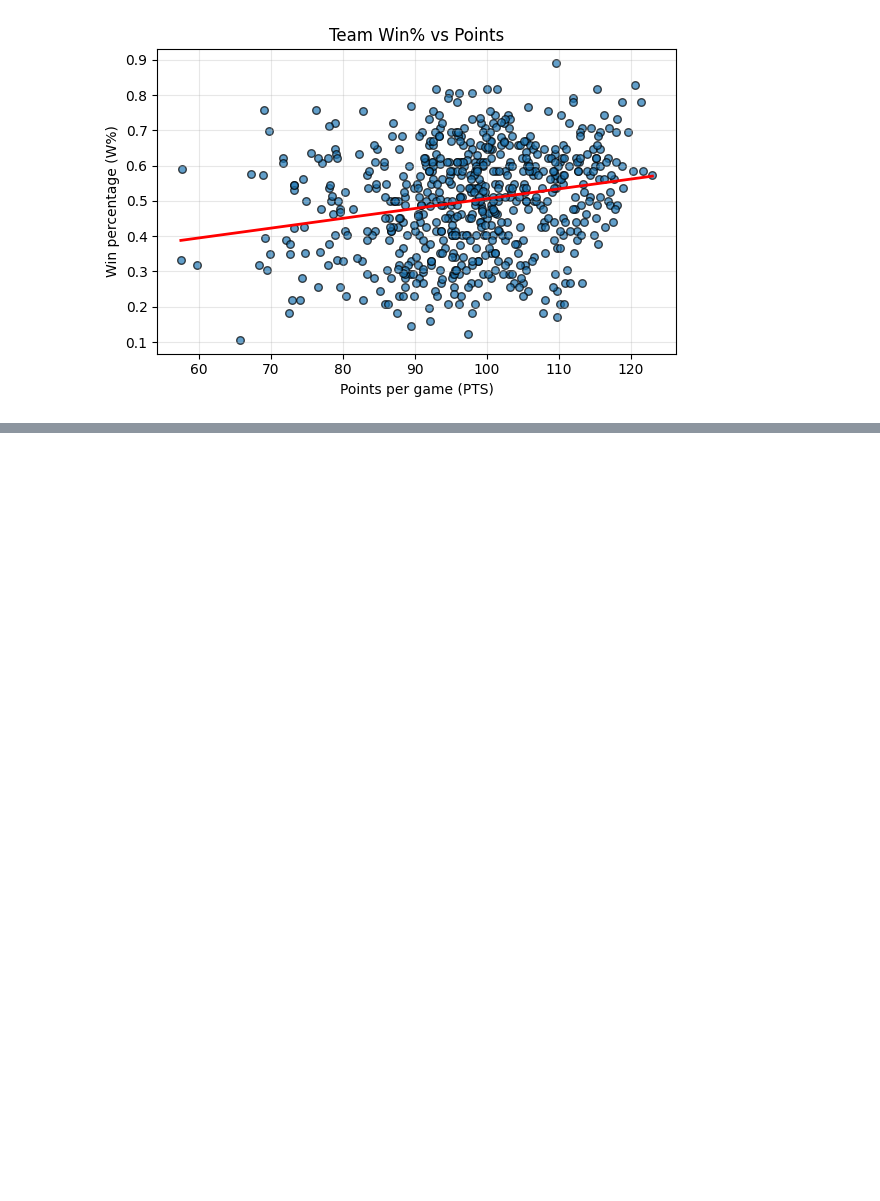
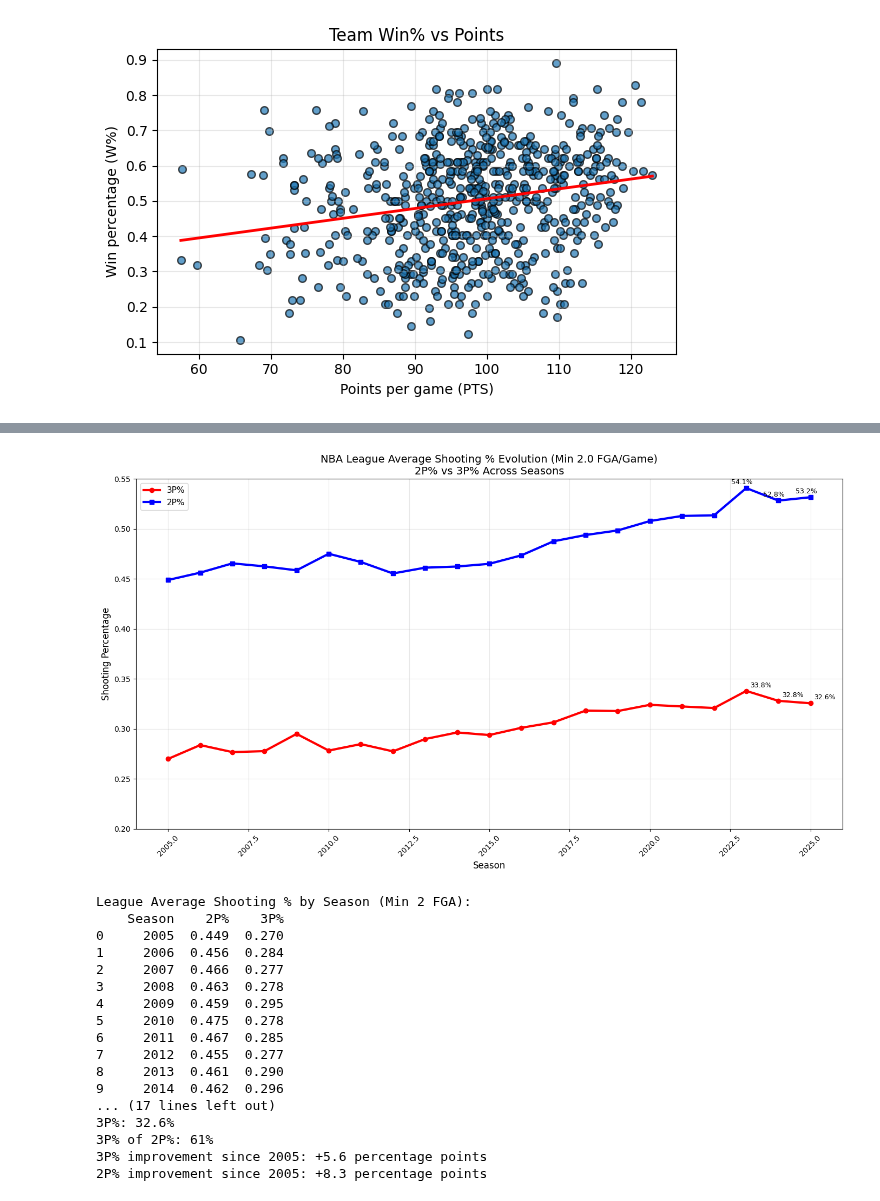
Before and after one commit to maadmaaax/Project_NBA_GroupM, a Jupyter notebook: Analyse_Graphique.ipynb, the cells around one changed output, grey strips where cells are left out. Saved outputs shown, nothing was run; the diff lists cells and outputs as text; code cells hidden in the pictures; blank space fills up the shorter version.

```diff
--- a/Analyse_Graphique.ipynb
+++ b/Analyse_Graphique.ipynb
@@ -112,0 +293,67 @@ plt.show()
+# %%
+#Evolution of accuracy 2P% and 3P% by teaam
+df_filtered = df[df['FGA'] >= 2.0].copy()
+
+# Group by Season, calculate league average shooting percentages across qualified players
+season_shooting = df_filtered.groupby('Season')[['2P%', '3P%']].mean().reset_index()
+season_shooting['Season'] = pd.to_numeric(season_shooting['Season'], errors='coerce')
+season_shooting = season_shooting.dropna().sort_values('Season')
+
+# Create the line plot
+plt.figure(figsize=(14, 8))
+plt.plot(season_shooting['Season'], season_shooting['3P%'],
+         marker='o', linewidth=3, label='3P%', color='red')
+plt.plot(season_shooting['Season'], season_shooting['2P%'],
+         marker='s', linewidth=3, label='2P%', color='blue')
+
+# Customize the plot
+plt.xlabel('Season', fontsize=12)
+plt.ylabel('Shooting Percentage', fontsize=12)
+plt.title('NBA League Average Shooting % Evolution (Min 2.0 FGA/Game)\n2P% vs 3P% Across Seasons', fontsize=14)
+plt.legend(fontsize=11)
+plt.grid(True, alpha=0.3)
+plt.xticks(rotation=45)
+plt.ylim(0.20, 0.55)  # Focus on relevant range
+
+# Add value labels on recent seasons
+for i in range(-3, 0):
+    plt.annotate(f'{season_shooting["3P%"].iloc[i]:.1%}',
+                xy=(season_shooting['Season'].iloc[i], season_shooting['3P%'].iloc[i]),
+                xytext=(5, 5), textcoords='offset points', fontsize=9)
+    plt.annotate(f'{season_shooting["2P%"].iloc[i]:.1%}',
+                xy=(season_shooting['Season'].iloc[i], season_shooting['2P%'].iloc[i]),
+                xytext=(-20, 5), textcoords='offset points', fontsize=9)
+
+plt.tight_layout()
+plt.show()
+
+# Print summary stats
+print("League Average Shooting % by Season (Min 2 FGA):")
+print(season_shooting.round(3))
+print(f"\nPlayers qualified (≥2 FGA): {len(df_filtered):,} player-seasons")
+print(f"Seasons covered: {len(season_shooting)} ({season_shooting['Season'].min()}-{season_shooting['Season'].max():.0f})")
+print(f"\nRecent season ({season_shooting['Season'].iloc[-1]:.0f}):")
+print(f"2P%: {season_shooting['2P%'].iloc[-1]:.1%}")
+print(f"3P%: {season_shooting['3P%'].iloc[-1]:.1%}")
+print(f"3P% of 2P%: {(season_shooting['3P%'].iloc[-1]/season_shooting['2P%'].iloc[-1]*100):.0f}%")
+print(f"3P% improvement since {season_shooting['Season'].iloc[0]:.0f}: +{(season_shooting['3P%'].iloc[-1]-season_shooting['3P%'].iloc[0])*100:.1f} percentage points")
+print(f"2P% improvement since {season_shooting['Season'].iloc[0]:.0f}: +{(season_shooting['2P%'].iloc[-1]-season_shooting['2P%'].iloc[0])*100:.1f} percentage points")
+# %% [output]
+[figure, added]
+League Average Shooting % by Season (Min 2 FGA):
+    Season    2P%    3P%
+0     2005  0.449  0.270
+1     2006  0.456  0.284
+2     2007  0.466  0.277
+3     2008  0.463  0.278
+4     2009  0.459  0.295
+5     2010  0.475  0.278
+6     2011  0.467  0.285
+7     2012  0.455  0.277
+8     2013  0.461  0.290
+9     2014  0.462  0.296
+... (17 lines left out)
+3P%: 32.6%
+3P% of 2P%: 61%
+3P% improvement since 2005: +5.6 percentage points
+2P% improvement since 2005: +8.3 percentage points
```
Also changed, not shown: parts of 5 cells of this notebook.
